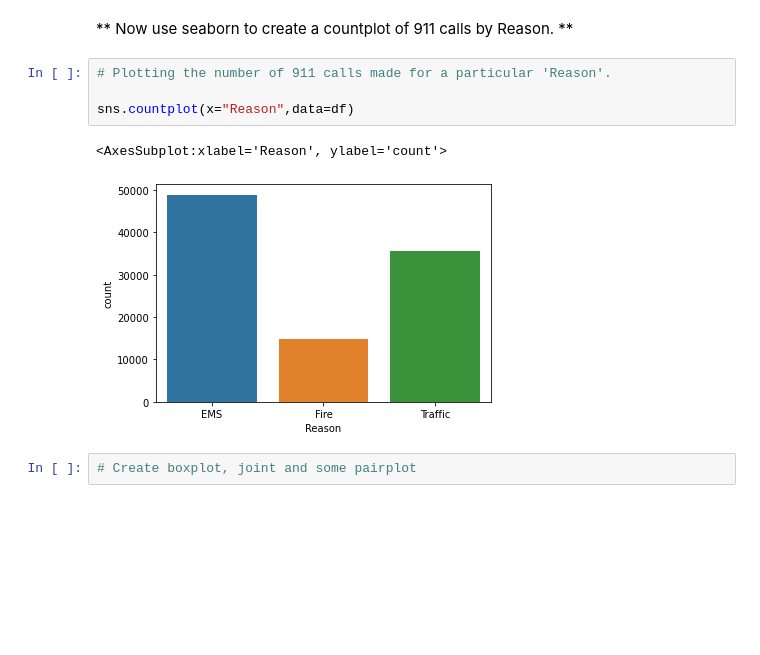
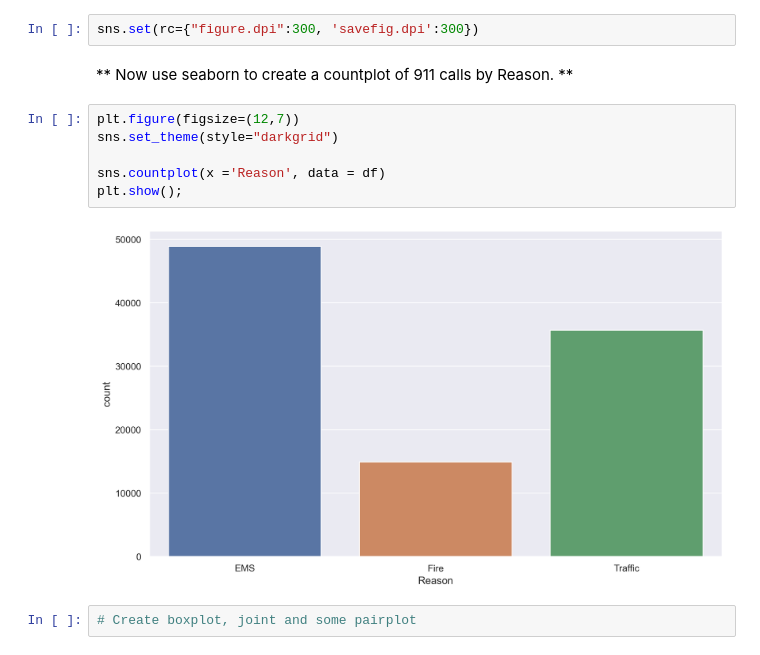
Before and after one commit to myamwalker/Project-2, a Jupyter notebook: 01-911 Calls Data Capstone Project.ipynb, the cells around one changed output. Cells and saved outputs as stored; diff of their text form; blank space fills up the shorter version.

```diff
--- a/01-911 Calls Data Capstone Project.ipynb
+++ b/01-911 Calls Data Capstone Project.ipynb
@@ -120,15 +119,18 @@ EMS        48877
 Traffic    35695
 Fire       14920
 Name: Reason, dtype: int64
+# %%
+sns.set(rc={"figure.dpi":300, 'savefig.dpi':300})
 # %% [markdown]
 ** Now use seaborn to create a countplot of 911 calls by Reason. **
-# %%
-# Plotting the number of 911 calls made for a particular 'Reason'.
-
-sns.countplot(x="Reason",data=df)
-# %% [output]
-<AxesSubplot:xlabel='Reason', ylabel='count'>
-[figure, removed]
+# %%
+plt.figure(figsize=(12,7))
+sns.set_theme(style="darkgrid")
+
+sns.countplot(x ='Reason', data = df)
+plt.show();
+# %% [output]
+[figure, added]
 # %%
 # Create boxplot, joint and some pairplot
 # %% [markdown]
```
Also changed, not shown: parts of 44 cells of this notebook.
